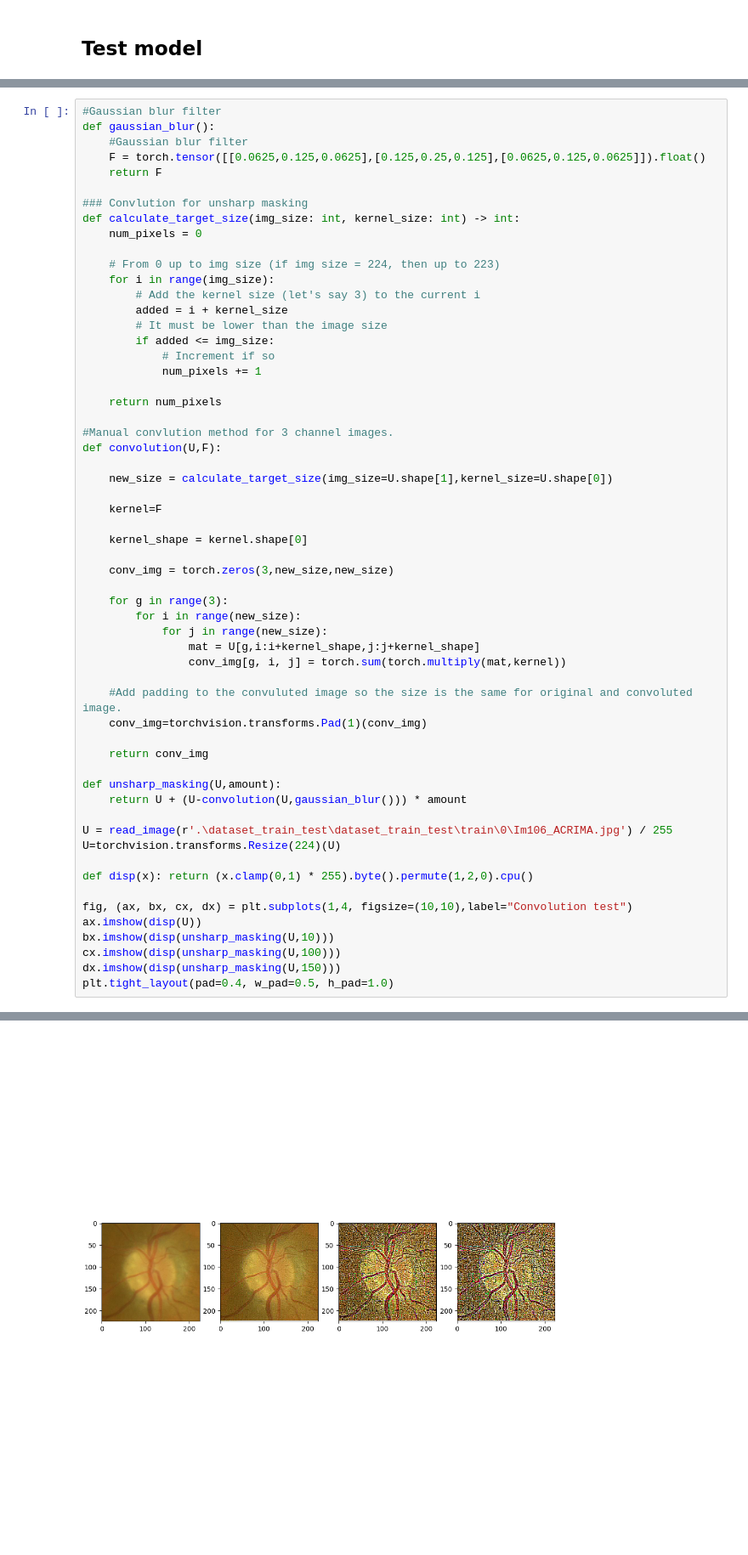
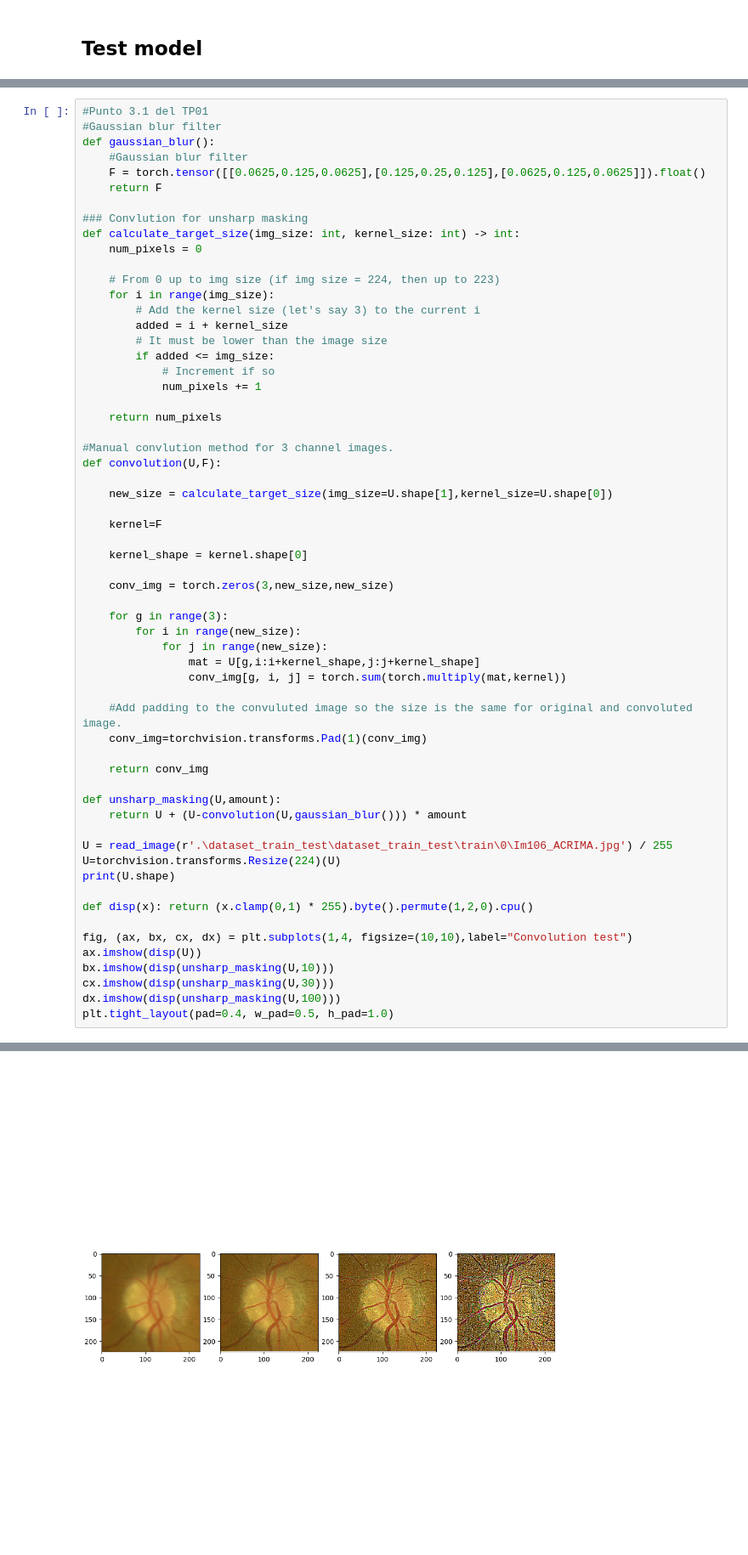
Before and after one commit to LD9797/Deep-Learning-Ground, a Jupyter notebook: TP1 - Perceptron multi-capa.ipynb, the cells around one changed output, grey strips where cells are left out. Shown at 85% size. Cells and saved outputs as stored; diff of their text form.

```diff
--- a/TP1 - Perceptron multi-capa.ipynb
+++ b/TP1 - Perceptron multi-capa.ipynb
@@ -262,4 +252,5 @@ Model Accuracy = 0.7619047619047619
 # %%
+#Punto 3.1 del TP01
 #Gaussian blur filter
 def gaussian_blur():
     #Gaussian blur filter
@@ -308,13 +299,14 @@ def unsharp_masking(U,amount):
 
 U = read_image(r'.\dataset_train_test\dataset_train_test\train\0\Im106_ACRIMA.jpg') / 255
 U=torchvision.transforms.Resize(224)(U)
+print(U.shape)
 
 def disp(x): return (x.clamp(0,1) * 255).byte().permute(1,2,0).cpu()
 
 fig, (ax, bx, cx, dx) = plt.subplots(1,4, figsize=(10,10),label="Convolution test")
 ax.imshow(disp(U))
 bx.imshow(disp(unsharp_masking(U,10)))
-cx.imshow(disp(unsharp_masking(U,100)))
-dx.imshow(disp(unsharp_masking(U,150)))
+cx.imshow(disp(unsharp_masking(U,30)))
+dx.imshow(disp(unsharp_masking(U,100)))
 plt.tight_layout(pad=0.4, w_pad=0.5, h_pad=1.0)
 # %% [output]
@@ -321 +314 @@ plt.tight_layout(pad=0.4, w_pad=0.5, h_pad=1.0)
-[figure, old version]
+[figure, new version]
```
Also changed, not shown: parts of 6 cells of this notebook.
